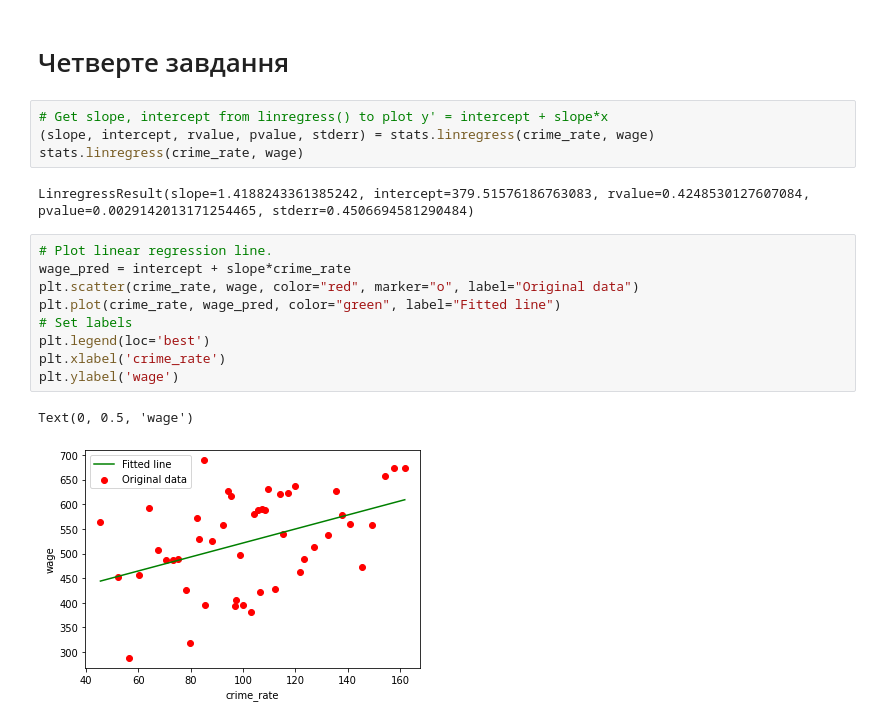
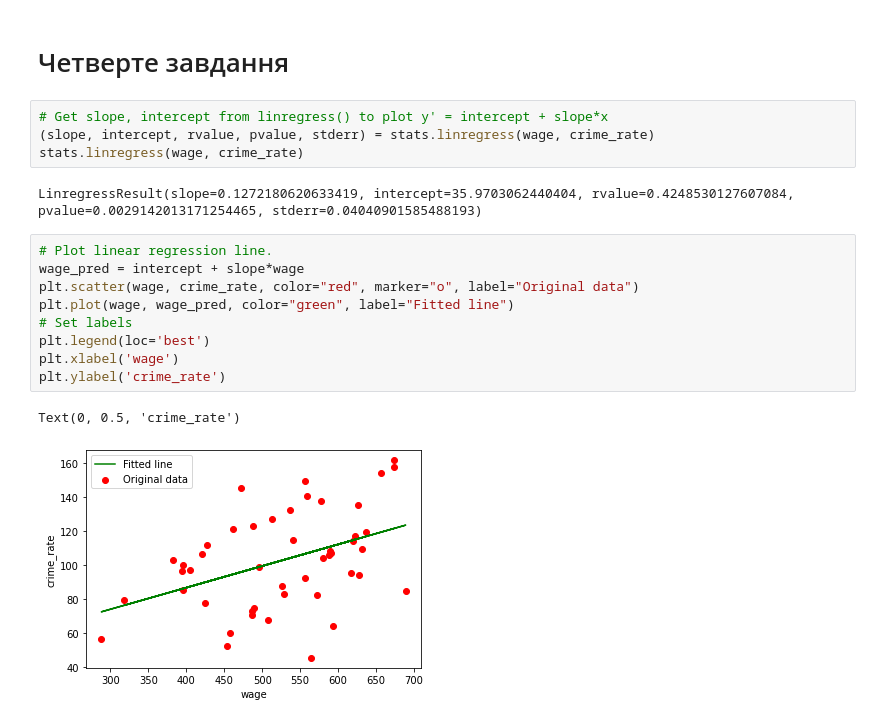
Before and after one commit to mezgoodle/ad_labs, a Jupyter notebook: docs/lab2/lab2.ipynb, the cells around one changed output. Saved outputs shown, nothing was run; the diff lists cells and outputs as text.

```diff
--- a/docs/lab2/lab2.ipynb
+++ b/docs/lab2/lab2.ipynb
@@ -272,19 +272,19 @@ df.pivot_table(index='Southern')
 # Четверте завдання
 # %%
 # Get slope, intercept from linregress() to plot y' = intercept + slope*x
-(slope, intercept, rvalue, pvalue, stderr) = stats.linregress(crime_rate, wage)
-stats.linregress(crime_rate, wage)
+(slope, intercept, rvalue, pvalue, stderr) = stats.linregress(wage, crime_rate)
+stats.linregress(wage, crime_rate)
 # %% [output]
-LinregressResult(slope=1.4188243361385242, intercept=379.51576186763083, rvalue=0.4248530127607084, pvalue=0.0029142013171254465, stderr=0.4506694581290484)
+LinregressResult(slope=0.1272180620633419, intercept=35.9703062440404, rvalue=0.4248530127607084, pvalue=0.0029142013171254465, stderr=0.04040901585488193)
 # %%
 # Plot linear regression line.
-wage_pred = intercept + slope*crime_rate
-plt.scatter(crime_rate, wage, color="red", marker="o", label="Original data")
-plt.plot(crime_rate, wage_pred, color="green", label="Fitted line")
+wage_pred = intercept + slope*wage
+plt.scatter(wage, crime_rate, color="red", marker="o", label="Original data")
+plt.plot(wage, wage_pred, color="green", label="Fitted line")
 # Set labels
 plt.legend(loc='best')
-plt.xlabel('crime_rate')
-plt.ylabel('wage')
+plt.xlabel('wage')
+plt.ylabel('crime_rate')
 # %% [output]
-Text(0, 0.5, 'wage')
+Text(0, 0.5, 'crime_rate')
-[figure, old version]
+[figure, new version]
```
Also changed, not shown: parts of 4 cells of this notebook.
